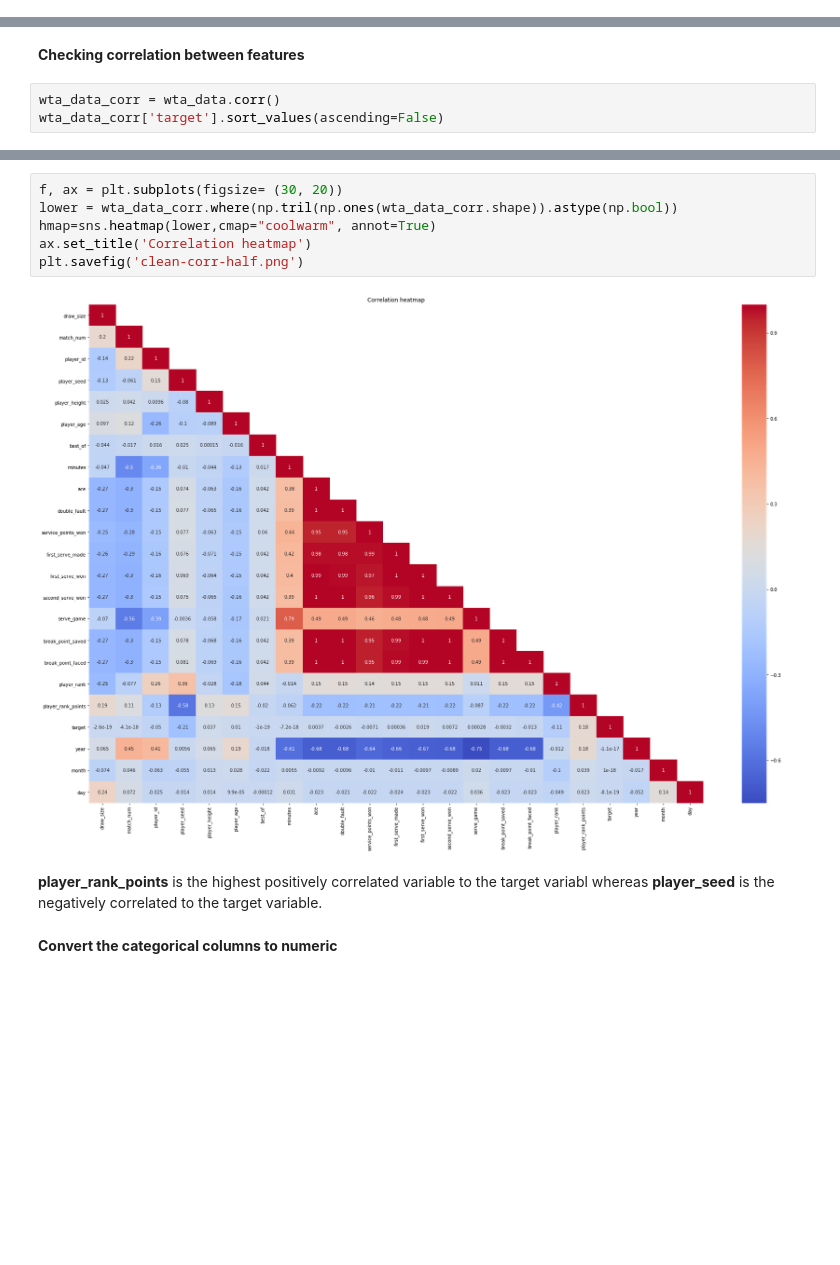
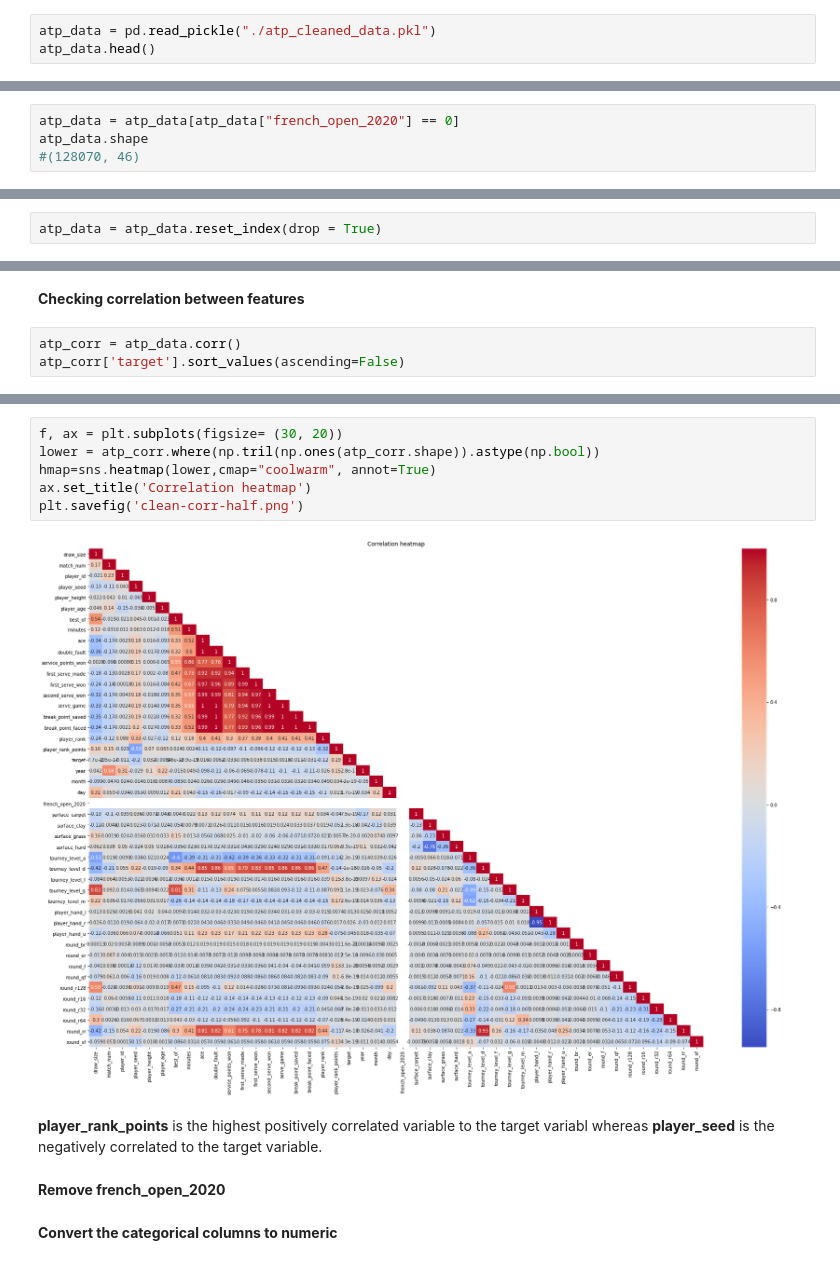
Before and after one commit to DSEI21000-S21/project-tennis-ml, a Jupyter notebook: WTA_ML.ipynb, the cells around one changed output, grey strips where cells are left out. Saved outputs shown, nothing was run; the diff lists cells and outputs as text; blank space fills up the shorter version.

```diff
--- a/WTA_ML.ipynb
+++ b/WTA_ML.ipynb
@@ -138,0 +24,3 @@ memory usage: 24.6+ MB
+# %%
+atp_data = pd.read_pickle("./atp_cleaned_data.pkl")
+atp_data.head()
@@ -138,0 +43,4 @@ memory usage: 24.6+ MB
+# %%
+atp_data = atp_data[atp_data["french_open_2020"] == 0]
+atp_data.shape
+#(128070, 46)
@@ -138,0 +49,2 @@ memory usage: 24.6+ MB
+# %%
+atp_data = atp_data.reset_index(drop = True)
@@ -191,7 +107,7 @@ plt.show()
 # %% [markdown]
 **Checking correlation between features**
 # %%
-wta_data_corr = wta_data.corr()
-wta_data_corr['target'].sort_values(ascending=False)
+atp_corr = atp_data.corr()
+atp_corr['target'].sort_values(ascending=False)
 # %% [output]
 target                1.000000e+00
@@ -213,13 +129,15 @@ player_seed          -2.060586e-01
 Name: target, dtype: float64
 # %%
 f, ax = plt.subplots(figsize= (30, 20))
-lower = wta_data_corr.where(np.tril(np.ones(wta_data_corr.shape)).astype(np.bool))
+lower = atp_corr.where(np.tril(np.ones(atp_corr.shape)).astype(np.bool))
 hmap=sns.heatmap(lower,cmap="coolwarm", annot=True)
 ax.set_title('Correlation heatmap')
 plt.savefig('clean-corr-half.png')
 # %% [output]
-[figure, old version]
+[figure, new version]
 # %% [markdown]
 **player_rank_points** is the highest positively correlated variable to the target variabl whereas **player_seed** is the negatively correlated to the target variable.
+# %% [markdown]
+**Remove french_open_2020**
 # %% [markdown]
 **Convert the categorical columns to numeric**
```
Also changed, not shown: parts of 40 cells of this notebook.
